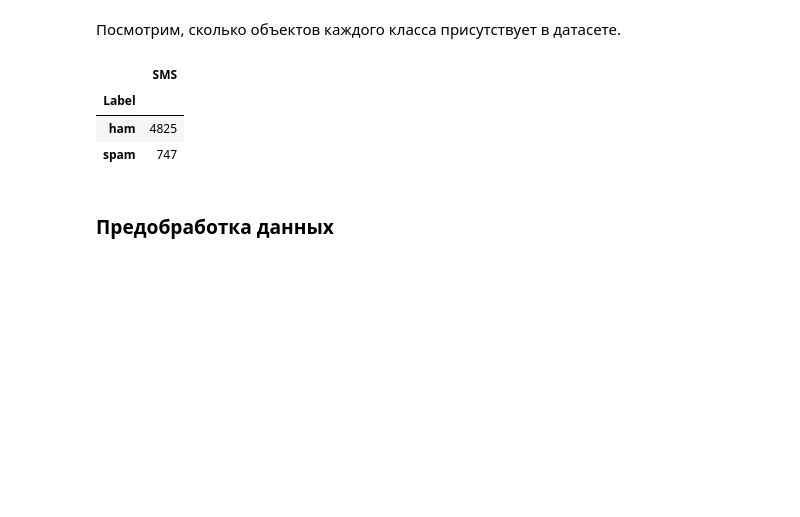
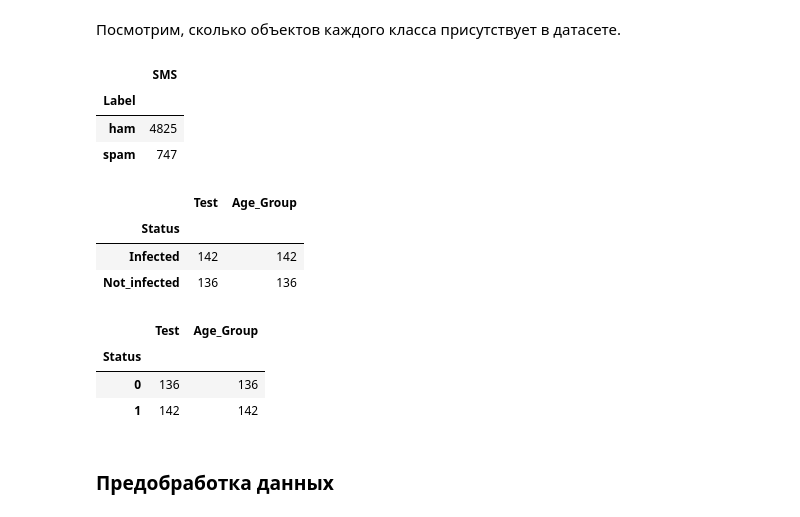
Before and after one commit to iTonyJah/DataScience, a Jupyter notebook: Edu/Calculus and probability/Naive Bayes.ipynb, the cells around one changed output. Cells and saved outputs as stored; diff of their text form; code cells hidden in the pictures; blank space fills up the shorter version.

```diff
--- a/Edu/Calculus and probability/Naive Bayes.ipynb
+++ b/Edu/Calculus and probability/Naive Bayes.ipynb
@@ -24,3 +34,10 @@ sms_data.groupby('Label').count()
 | Label |  |
 | ham | 4825 |
 | spam | 747 |
+# %%
+df.groupby('Status').count()
+# %% [output]
+|  | Test | Age_Group |
+| Status |  |  |
+| Infected | 142 | 142 |
+| Not_infected | 136 | 136 |
@@ -27,3 +52,10 @@ sms_data.groupby('Label').count()
+# %%
+data.groupby('Status').count()
+# %% [output]
+|  | Test | Age_Group |
+| Status |  |  |
+| 0 | 136 | 136 |
+| 1 | 142 | 142 |
 # %% [markdown]
 ### Предобработка данных
 # %% [markdown]
```
Also changed, not shown: parts of 11 cells of this notebook.
